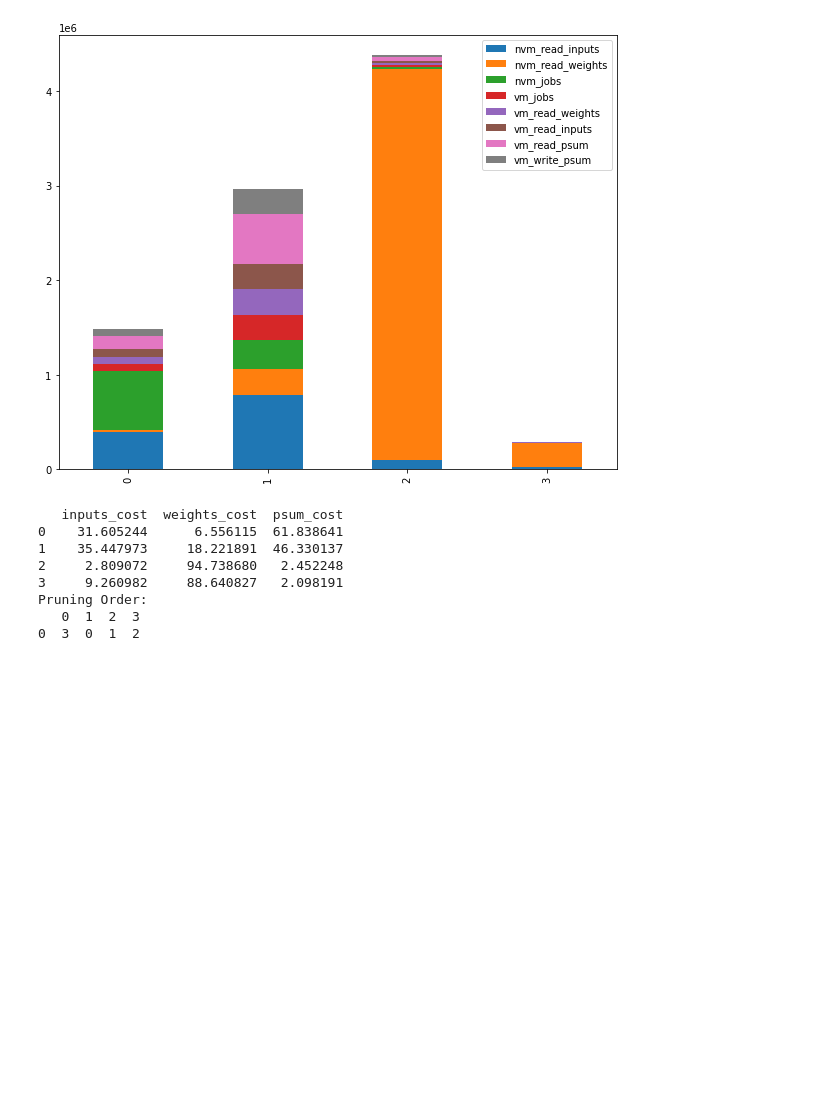
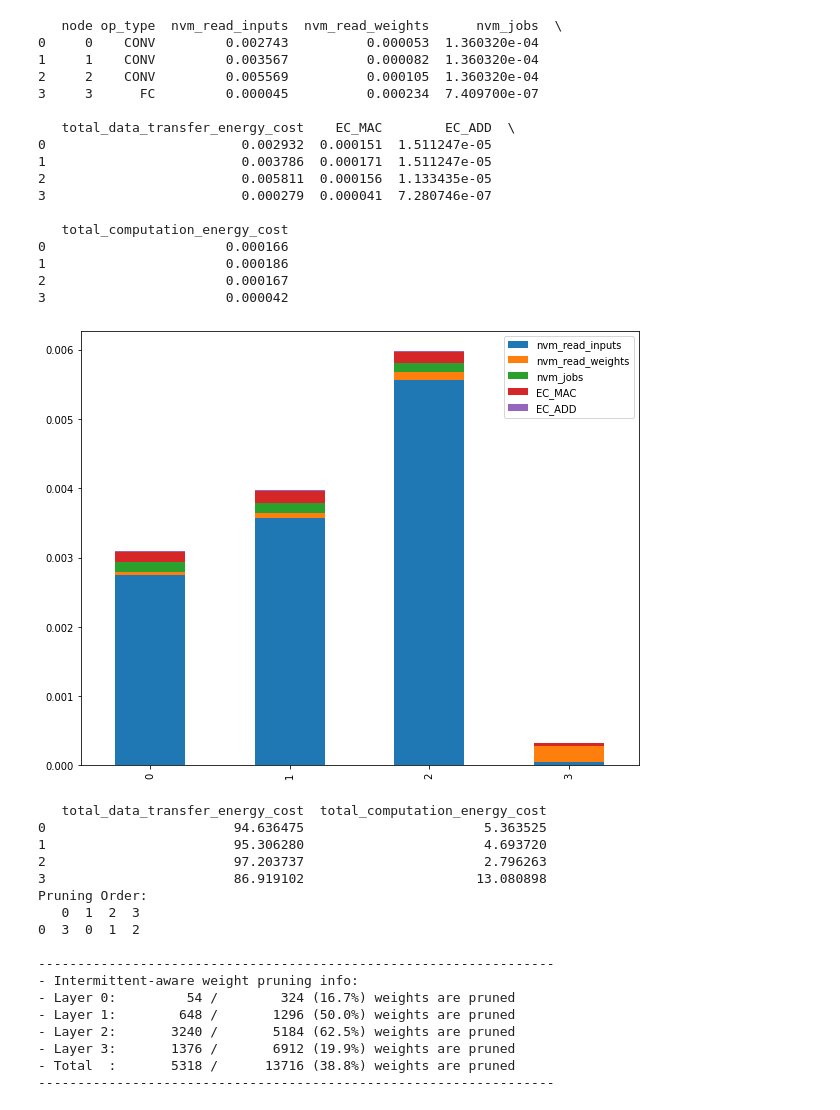
Before and after one commit to EMCLab-Sinica/iPrune, a Jupyter notebook: pruning/Intermittent_Aware/plot.ipynb, the cells around one changed output. Saved outputs shown, nothing was run; the diff lists cells and outputs as text; code cells hidden in the pictures; blank space fills up the shorter version.

```diff
--- a/pruning/Intermittent_Aware/plot.ipynb
+++ b/pruning/Intermittent_Aware/plot.ipynb
@@ -86,4 +103,8 @@ def print_model_status(pruning_method='energy', arch = 'LeNet_5', stage = '0'):
 # %%
 pruning_method = 'energy'
-arch = 'LeNet_5'
+arch = 'HAR'
+if pruning_method == 'intermittent':
+    model_info = IntermittentPruneInfo(arch = arch)
+elif pruning_method == 'energy':
+    model_info = EnergyPruneInfo(arch = arch)
 # %%
@@ -129,12 +150,39 @@ Pruning Order:
 # %%
-plot_metrics(pruning_method=pruning_method, arch=arch, stage='1')
+model_info.plot_metrics(stage='1')
+model_info.print_model_status(stage='1')
 # %% [output]
+   node op_type  nvm_read_inputs  nvm_read_weights      nvm_jobs  \
+0     0    CONV         0.002743          0.000053  1.360320e-04
+1     1    CONV         0.003567          0.000082  1.360320e-04
+2     2    CONV         0.005569          0.000105  1.360320e-04
+3     3      FC         0.000045          0.000234  7.409700e-07
+
+   total_data_transfer_energy_cost    EC_MAC        EC_ADD  \
+0                         0.002932  0.000151  1.511247e-05
+1                         0.003786  0.000171  1.511247e-05
+2                         0.005811  0.000156  1.133435e-05
+3                         0.000279  0.000041  7.280746e-07
+
+   total_computation_energy_cost
+0                       0.000166
+1                       0.000186
+2                       0.000167
+3                       0.000042
-[figure, old version]
+[figure, new version]
-   inputs_cost  weights_cost  psum_cost
-0    31.605244      6.556115  61.838641
-1    35.447973     18.221891  46.330137
-2     2.809072     94.738680   2.452248
-3     9.260982     88.640827   2.098191
-Pruning Order:
-   0  1  2  3
-0  3  0  1  2
+   total_data_transfer_energy_cost  total_computation_energy_cost
+0                        94.636475                       5.363525
+1                        95.306280                       4.693720
+2                        97.203737                       2.796263
+3                        86.919102                      13.080898
+Pruning Order:
+   0  1  2  3
+0  3  0  1  2
+
+------------------------------------------------------------------
+- Intermittent-aware weight pruning info:
+- Layer 0:         54 /        324 (16.7%) weights are pruned
+- Layer 1:        648 /       1296 (50.0%) weights are pruned
+- Layer 2:       3240 /       5184 (62.5%) weights are pruned
+- Layer 3:       1376 /       6912 (19.9%) weights are pruned
+- Total  :       5318 /      13716 (38.8%) weights are pruned
+------------------------------------------------------------------
```
Also changed, not shown: parts of 8 cells of this notebook, 3 other files.
